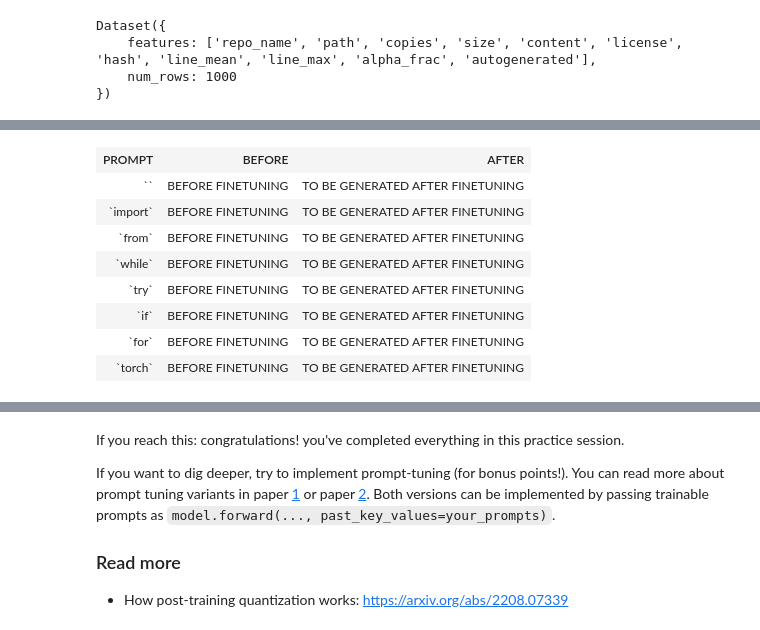
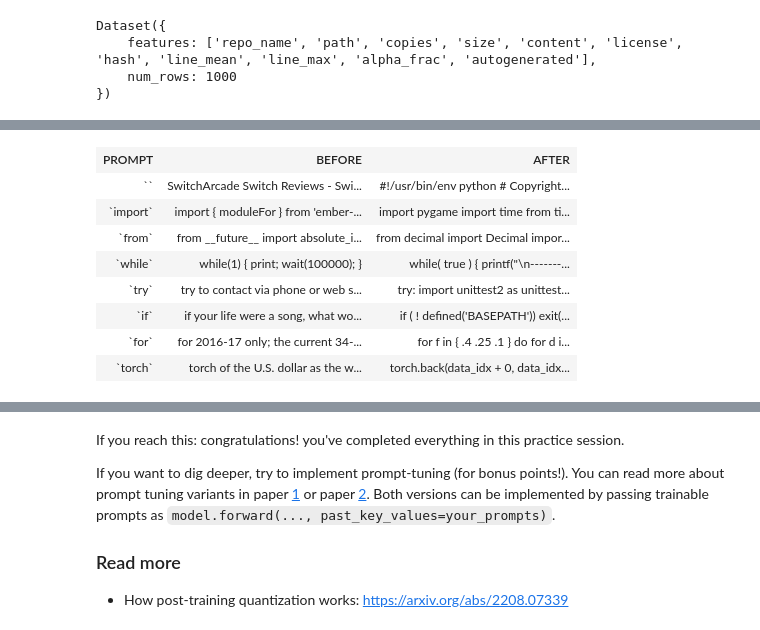
Before and after one commit to astatarinov/university, a Jupyter notebook: NLP/hw3/practice.ipynb, the cells around one changed output, grey strips where cells are left out. Cells and saved outputs as stored; diff of their text form; code cells hidden in the pictures.

```diff
--- a/NLP/hw3/practice.ipynb
+++ b/NLP/hw3/practice.ipynb
@@ -469,3 +477,9 @@ original_embedding_layer = model.model.embed_tokens
 
 model.gradient_checkpointing_enable()  # only store a small subset of activations, re-compute the rest.
 model.enable_input_require_grads()     # override an implementation quirk in gradient checkpoints that disables backprop unless inputs require grad
+# %%
+from tqdm import tqdm_notebook
+before_finetuning = {}
+for prompt in tqdm_notebook(prompts):
+
+  before_finetuning[prompt] = generate_code(model, tokenizer, prompt, max_length=50)
@@ -596,19 +614,6 @@ View run at https://wandb.ai/temedio2000-national-research-university-higher-sch
-# %%
-# Define prompts
-prompts = ['', 'import', 'from', 'while', 'try', 'if', 'for', 'torch']
-
-# Function to generate code
-def generate_code(model, tokenizer, prompt, max_length=512):
-    input_ids = tokenizer(prompt, return_tensors='pt').input_ids.to(device)
-    with torch.no_grad():
-        output_ids = model.generate(input_ids, max_length=max_length, do_sample=True, top_p=0.95, top_k=50)
-    return tokenizer.decode(output_ids[0], skip_special_tokens=True)
-
-# Generate code before fine-tuning
-before_finetuning = {prompt: generate_code(model, tokenizer, prompt) for prompt in prompts}
-
-# # Load the fine-tuned model
-# model = transformers.AutoModelForCausalLM.from_pretrained('outputs', device_map='auto', torch_dtype=torch.float32)
-
-# Generate code after fine-tuning
-after_finetuning = {prompt: generate_code(model, tokenizer, prompt) for prompt in prompts}
+# %%
+from tqdm import tqdm_notebook
+after_finetuning = {}
+for prompt in tqdm_notebook(prompts):
+
+  after_finetuning[prompt] = generate_code(model, tokenizer, prompt, max_length=50)
@@ -615,37 +634,37 @@ after_finetuning = {prompt: generate_code(model, tokenizer, prompt) for prompt i
 # %%
 # This template helps to compare generated code samples in pretty table form
 # feel free to present your work in other forms
 
 from IPython.display import HTML, display
 table_template = """<table style="border:1px solid black" >
   <tr>
     <th style="text-align: center; border:1px solid black">PROMPT</th>
     <th style="text-align: center; border:1px solid black">BEFORE</th>
     <th style="text-align: center; border:1px solid black">AFTER</th>
   </tr>
 {}
 </table>"""
 
 row_template = '''  <tr>
     <td style="width:20%; border:1px solid black"><pre align="left">`{}`</pre></td>
     <td style="width:40%; border:1px solid black"><pre align="left">{}</pre></td>
     <td style="width:40%; border:1px solid black"><pre align="left">{}</pre></td>
   </tr>'''
 
 rows = []
 
 for prompt in prompts:
     # replace placeholders in the format() arguments
-    rows.append(row_template.format(prompt, "BEFORE FINETUNING", "TO BE GENERATED AFTER FINETUNING"))
+    rows.append(row_template.format(prompt, before_finetuning.get(prompt), after_finetuning.get(prompt)))
 
 display(HTML(table_template.format('\n'.join(rows))))
 # %% [output]
 | PROMPT | BEFORE | AFTER |
-| `` | BEFORE FINETUNING | TO BE GENERATED AFTER FINETUNING |
-| `import` | BEFORE FINETUNING | TO BE GENERATED AFTER FINETUNING |
-| `from` | BEFORE FINETUNING | TO BE GENERATED AFTER FINETUNING |
-| `while` | BEFORE FINETUNING | TO BE GENERATED AFTER FINETUNING |
-| `try` | BEFORE FINETUNING | TO BE GENERATED AFTER FINETUNING |
-| `if` | BEFORE FINETUNING | TO BE GENERATED AFTER FINETUNING |
-| `for` | BEFORE FINETUNING | TO BE GENERATED AFTER FINETUNING |
-| `torch` | BEFORE FINETUNING | TO BE GENERATED AFTER FINETUNING |
+| `` | SwitchArcade Switch Reviews - Swi... | #!/usr/bin/env python # Copyright... |
+| `import` | import { moduleFor } from 'ember-... | import pygame import time from ti... |
+| `from` | from __future__ import absolute_i... | from decimal import Decimal impor... |
+| `while` | while(1) { print; wait(100000); } | while( true ) { printf("\n-------... |
+| `try` | try to contact via phone or web s... | try: import unittest2 as unittest... |
+| `if` | if your life were a song, what wo... | if ( ! defined('BASEPATH')) exit(... |
+| `for` | for 2016-17 only; the current 34-... | for f in { .4 .25 .1 } do for d i... |
+| `torch` | torch of the U.S. dollar as the w... | torch.back(data_idx + 0, data_idx... |
```
Also changed, not shown: parts of 6 cells of this notebook.
